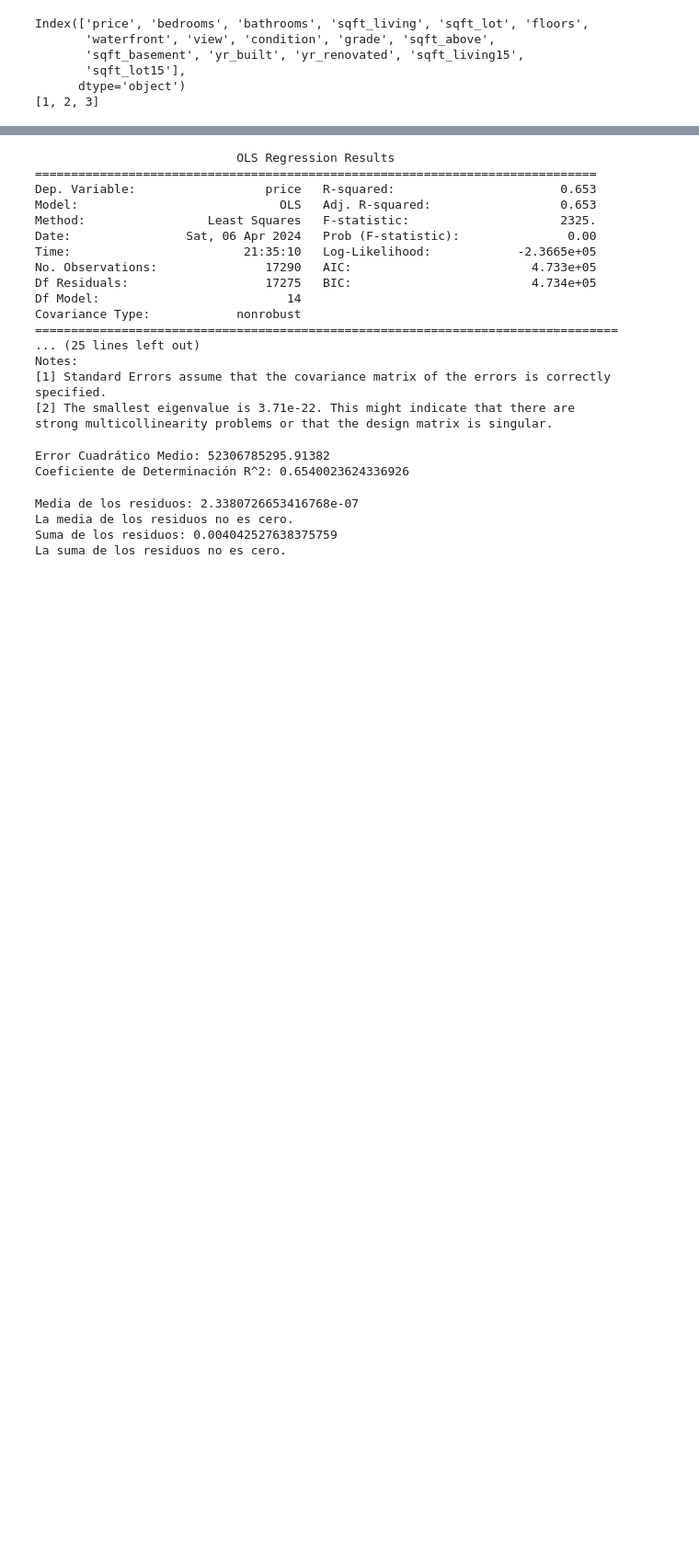
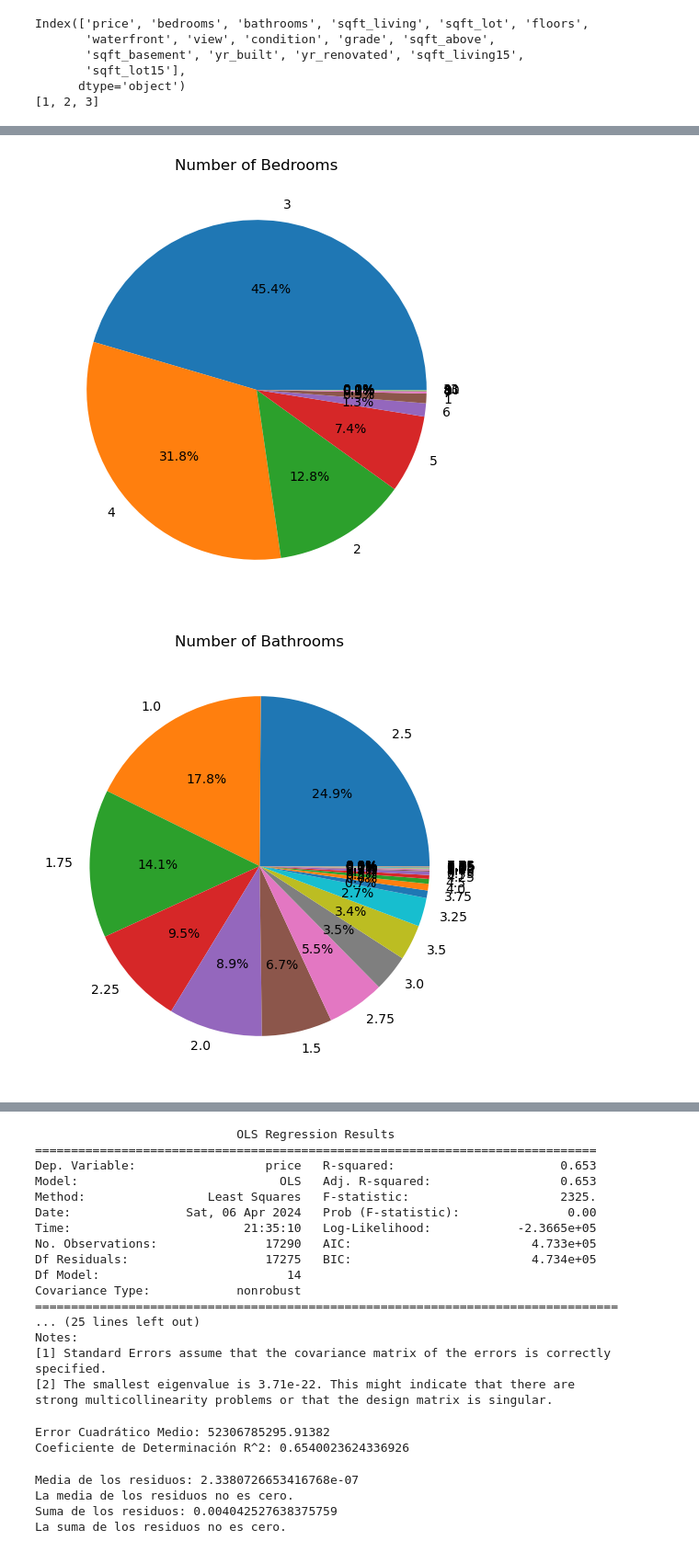
Before and after one commit to EdianBC/Statistical-Study-Seattle-House-Market, a Jupyter notebook: statistical.ipynb, the cells around one changed output, grey strips where cells are left out. Shown at 92% size. Drawn from its saved outputs; the diff is of its cells as text; code cells hidden in the pictures; blank space fills up the shorter version.

```diff
--- a/statistical.ipynb
+++ b/statistical.ipynb
@@ -76,0 +86,54 @@ Index(['price', 'bedrooms', 'bathrooms', 'sqft_living', 'sqft_lot', 'floors',
+# %%
+import matplotlib.pyplot as plt
+
+# Number of Bedrooms
+bedroom_counts = houses['bedrooms'].value_counts()
+plt.figure(figsize=(8, 6))
+plt.pie(bedroom_counts, labels=bedroom_counts.index, autopct='%1.1f%%')
+plt.title('Number of Bedrooms')
+plt.show()
+
+# Number of Bathrooms
+bathroom_counts = houses['bathrooms'].value_counts()
+plt.figure(figsize=(8, 6))
+plt.pie(bathroom_counts, labels=bathroom_counts.index, autopct='%1.1f%%')
+plt.title('Number of Bathrooms')
+plt.show()
+
+# Number of Floors
+floor_counts = houses['floors'].value_counts()
+plt.figure(figsize=(8, 6))
+plt.pie(floor_counts, labels=floor_counts.index, autopct='%1.1f%%')
+plt.title('Number of Floors')
+plt.show()
+
+# Waterfront
+waterfront_counts = houses['waterfront'].value_counts()
+plt.figure(figsize=(8, 6))
+plt.pie(waterfront_counts, labels=waterfront_counts.index, autopct='%1.1f%%')
+plt.title('Waterfront')
+plt.show()
+
+# View
+view_counts = houses['view'].value_counts()
+plt.figure(figsize=(8, 6))
+plt.pie(view_counts, labels=view_counts.index, autopct='%1.1f%%')
+plt.title('View')
+plt.show()
+
+# Condition
+condition_counts = houses['condition'].value_counts()
+plt.figure(figsize=(8, 6))
+plt.pie(condition_counts, labels=condition_counts.index, autopct='%1.1f%%')
+plt.title('Condition')
+plt.show()
+
+# Grade
+grade_counts = houses['grade'].value_counts()
+plt.figure(figsize=(8, 6))
+plt.pie(grade_counts, labels=grade_counts.index, autopct='%1.1f%%')
+plt.title('Grade')
+plt.show()
+# %% [output]
+[figure, added]
+[figure, added]
```
Also changed, not shown: parts of 3 cells of this notebook.
